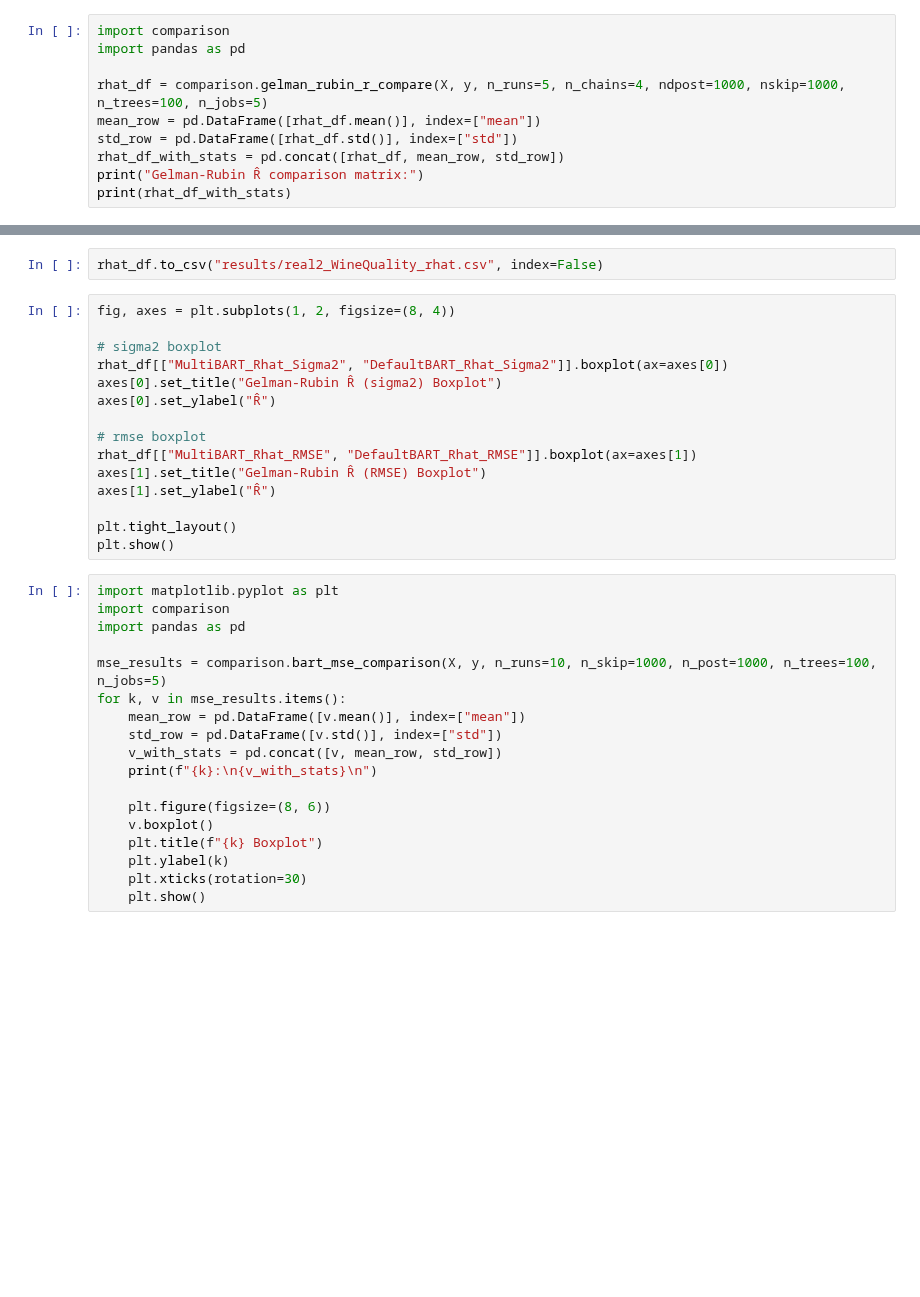
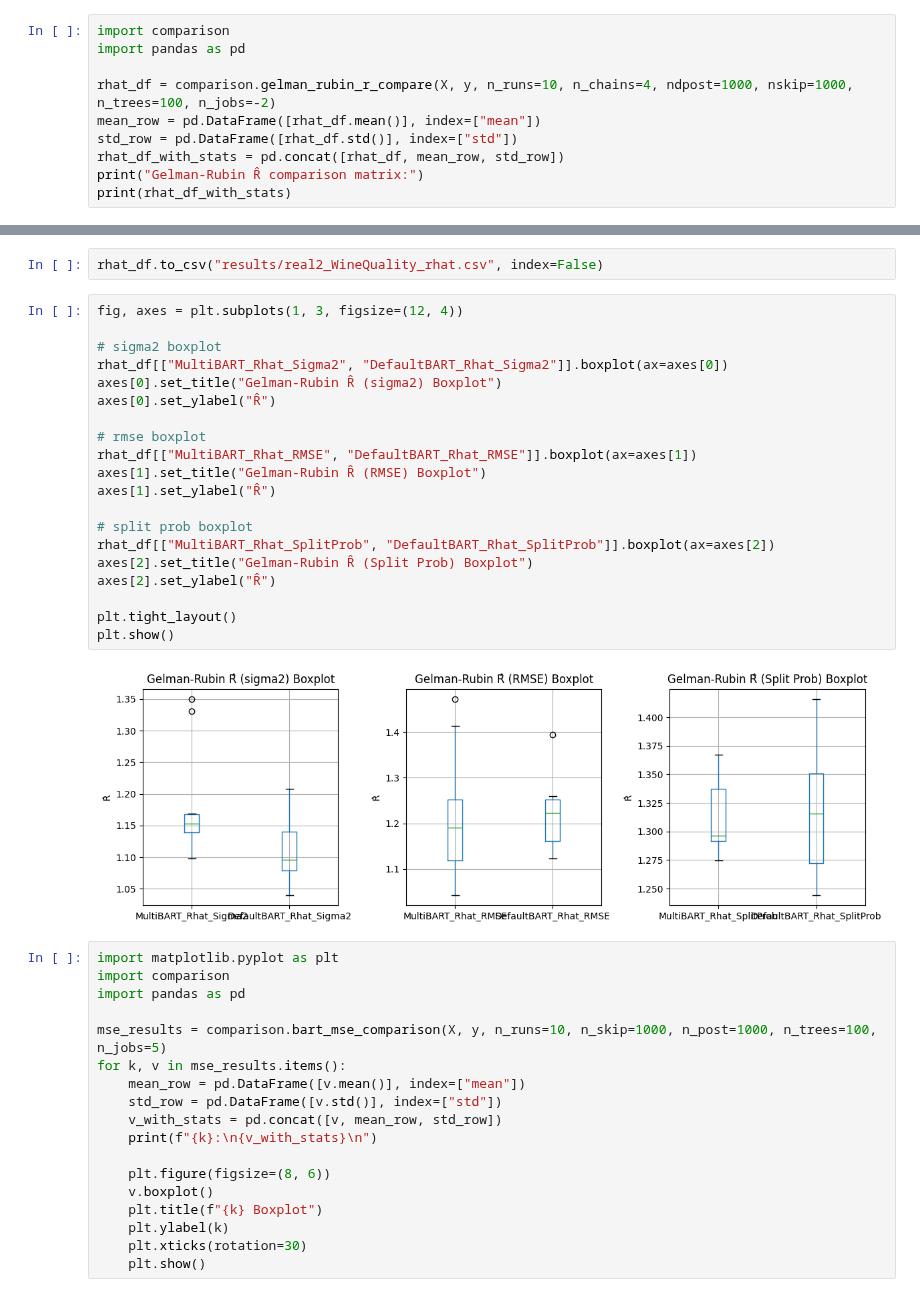
Before and after one commit to yanshuotan/bart-playground, a Jupyter notebook: benchmarks/mtmh_dir/real2_WineQuality.ipynb, the cells around one changed output, grey strips where cells are left out. Cells and saved outputs as stored; diff of their text form; blank space fills up the shorter version.

```diff
--- a/benchmarks/mtmh_dir/real2_WineQuality.ipynb
+++ b/benchmarks/mtmh_dir/real2_WineQuality.ipynb
@@ -48,7 +58,7 @@ y = np.array(y).astype(np.float32).reshape(-1)
 import comparison
 import pandas as pd
 
-rhat_df = comparison.gelman_rubin_r_compare(X, y, n_runs=5, n_chains=4, ndpost=1000, nskip=1000, n_trees=100, n_jobs=5)
+rhat_df = comparison.gelman_rubin_r_compare(X, y, n_runs=10, n_chains=4, ndpost=1000, nskip=1000, n_trees=100, n_jobs=-2)
 mean_row = pd.DataFrame([rhat_df.mean()], index=["mean"])
 std_row = pd.DataFrame([rhat_df.std()], index=["std"])
 rhat_df_with_stats = pd.concat([rhat_df, mean_row, std_row])
@@ -57,20 +85,27 @@ print(rhat_df_with_stats)
 # %%
 rhat_df.to_csv("results/real2_WineQuality_rhat.csv", index=False)
 # %%
-fig, axes = plt.subplots(1, 2, figsize=(8, 4))
+fig, axes = plt.subplots(1, 3, figsize=(12, 4))
 
 # sigma2 boxplot
 rhat_df[["MultiBART_Rhat_Sigma2", "DefaultBART_Rhat_Sigma2"]].boxplot(ax=axes[0])
 axes[0].set_title("Gelman-Rubin R̂ (sigma2) Boxplot")
 axes[0].set_ylabel("R̂")
 
 # rmse boxplot
 rhat_df[["MultiBART_Rhat_RMSE", "DefaultBART_Rhat_RMSE"]].boxplot(ax=axes[1])
 axes[1].set_title("Gelman-Rubin R̂ (RMSE) Boxplot")
 axes[1].set_ylabel("R̂")
 
+# split prob boxplot
+rhat_df[["MultiBART_Rhat_SplitProb", "DefaultBART_Rhat_SplitProb"]].boxplot(ax=axes[2])
+axes[2].set_title("Gelman-Rubin R̂ (Split Prob) Boxplot")
+axes[2].set_ylabel("R̂")
+
 plt.tight_layout()
 plt.show()
+# %% [output]
+[figure, added]
 # %%
 import matplotlib.pyplot as plt
 import comparison
```
Also changed, not shown: parts of 5 cells of this notebook, 17 other files.
